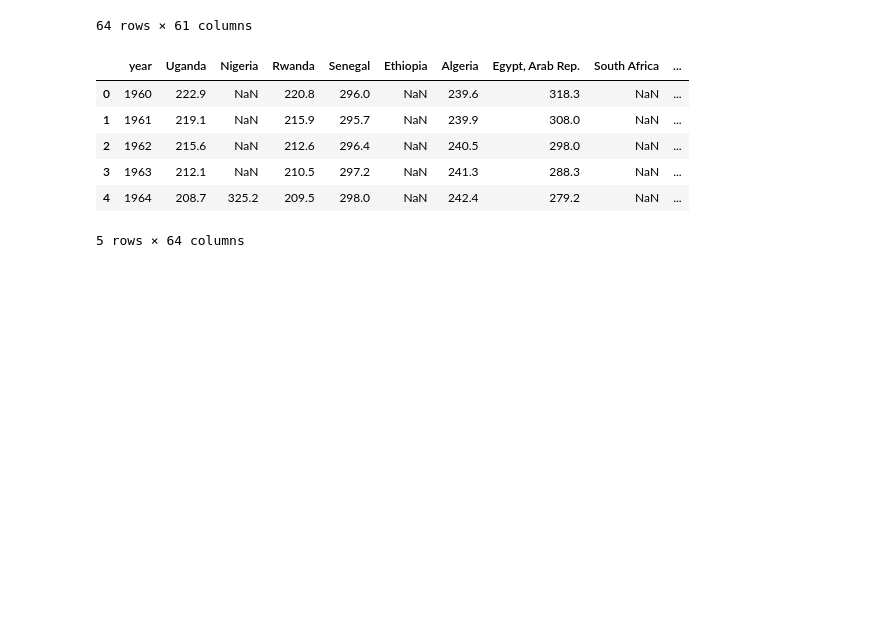
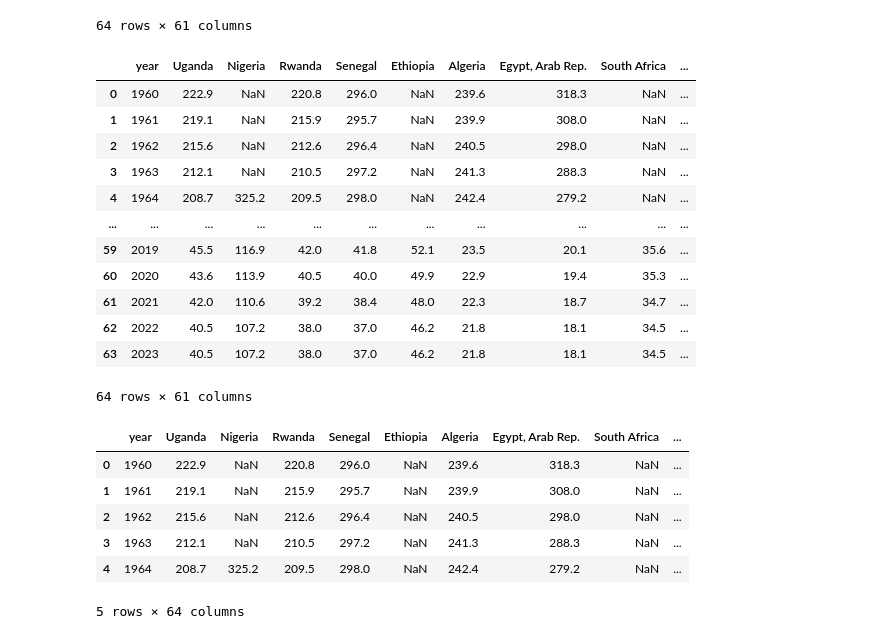
Before and after one commit to capstone-team-analytics/population_analysis, a Jupyter notebook: data_wrangling/from_sql.ipynb, the cells around one changed output. Cells and saved outputs as stored; diff of their text form; code cells hidden in the pictures; blank space fills up the shorter version.

```diff
--- a/data_wrangling/from_sql.ipynb
+++ b/data_wrangling/from_sql.ipynb
@@ -57,3 +57,19 @@ child_mortality_selected.to_csv('child_mortality_selected_data.csv', index=False
+# %%
+child_mortality_selected.drop('total', axis=1)
+# %% [output]
+|  | year | Uganda | Nigeria | Rwanda | Senegal | Ethiopia | Algeria | Egypt, Arab Rep. | South Africa | ... |
+| 0 | 1960 | 222.9 | NaN | 220.8 | 296.0 | NaN | 239.6 | 318.3 | NaN | ... |
+| 1 | 1961 | 219.1 | NaN | 215.9 | 295.7 | NaN | 239.9 | 308.0 | NaN | ... |
+| 2 | 1962 | 215.6 | NaN | 212.6 | 296.4 | NaN | 240.5 | 298.0 | NaN | ... |
+| 3 | 1963 | 212.1 | NaN | 210.5 | 297.2 | NaN | 241.3 | 288.3 | NaN | ... |
+| 4 | 1964 | 208.7 | 325.2 | 209.5 | 298.0 | NaN | 242.4 | 279.2 | NaN | ... |
+| ... | ... | ... | ... | ... | ... | ... | ... | ... | ... | ... |
+| 59 | 2019 | 45.5 | 116.9 | 42.0 | 41.8 | 52.1 | 23.5 | 20.1 | 35.6 | ... |
+| 60 | 2020 | 43.6 | 113.9 | 40.5 | 40.0 | 49.9 | 22.9 | 19.4 | 35.3 | ... |
+| 61 | 2021 | 42.0 | 110.6 | 39.2 | 38.4 | 48.0 | 22.3 | 18.7 | 34.7 | ... |
+| 62 | 2022 | 40.5 | 107.2 | 38.0 | 37.0 | 46.2 | 21.8 | 18.1 | 34.5 | ... |
+| 63 | 2023 | 40.5 | 107.2 | 38.0 | 37.0 | 46.2 | 21.8 | 18.1 | 34.5 | ... |
+64 rows × 61 columns
 # %%
 # Set 'year' as index only if not already set
 if 'year' in child_mortality_selected.columns:
```
Also changed, not shown: parts of 22 cells of this notebook, 7 other files.
